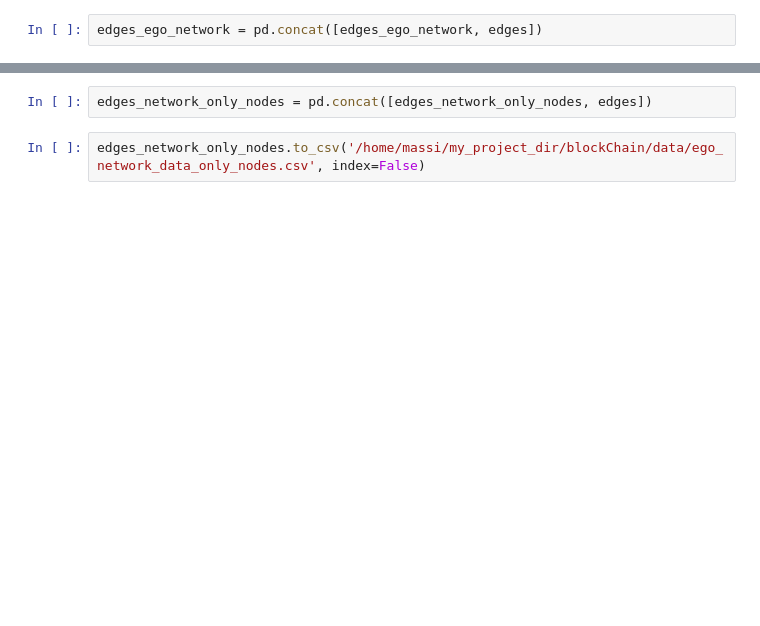
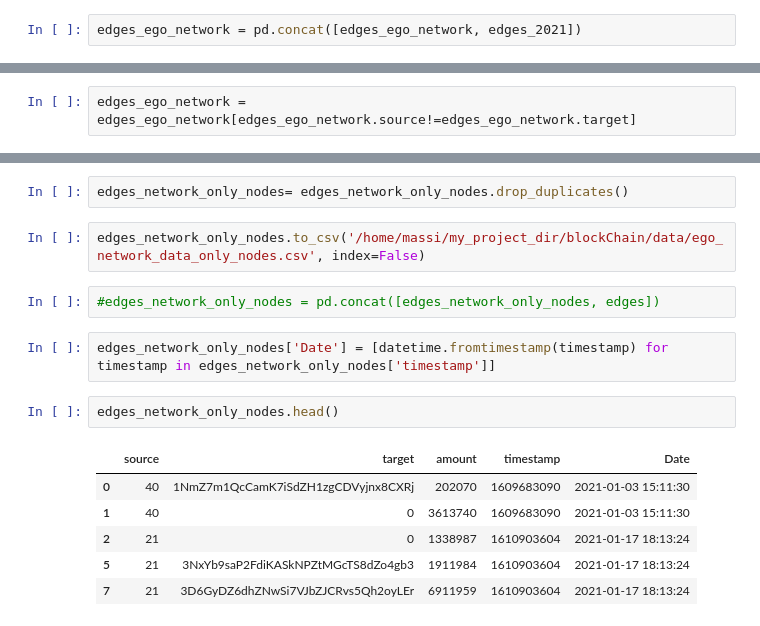
Before and after one commit to massihonda/DataForensic, a Jupyter notebook: crawler_with_heuristic/FinalBlockChain.ipynb, the cells around one changed output, grey strips where cells are left out. Cells and saved outputs as stored; diff of their text form; blank space fills up the shorter version.

```diff
--- a/crawler_with_heuristic/FinalBlockChain.ipynb
+++ b/crawler_with_heuristic/FinalBlockChain.ipynb
@@ -497,4 +481,4 @@ edges.columns = ['source', 'target', 'amount', 'timestamp']
 # %% [markdown]
 #### Merge edges of others with edges of the ego
 # %%
-edges_ego_network = pd.concat([edges_ego_network, edges])
+edges_ego_network = pd.concat([edges_ego_network, edges_2021])
@@ -500,0 +487,2 @@ edges_ego_network = pd.concat([edges_ego_network, edges])
+# %%
+edges_ego_network = edges_ego_network[edges_ego_network.source!=edges_ego_network.target]
@@ -509,6 +499,19 @@ len(set(edges_ego_network['source'].tolist() + edges_ego_network['target'].tolis
 # %%
 edges_network_only_nodes = edges_ego_network[edges_ego_network.source.isin(nodes) & edges_ego_network.target.isin(nodes)]
 # %%
-edges_network_only_nodes = pd.concat([edges_network_only_nodes, edges])
+edges_network_only_nodes= edges_network_only_nodes.drop_duplicates()
 # %%
 edges_network_only_nodes.to_csv('/home/massi/my_project_dir/blockChain/data/ego_network_data_only_nodes.csv', index=False)
+# %%
+#edges_network_only_nodes = pd.concat([edges_network_only_nodes, edges])
+# %%
+edges_network_only_nodes['Date'] = [datetime.fromtimestamp(timestamp) for timestamp in edges_network_only_nodes['timestamp']]
+# %%
+edges_network_only_nodes.head()
+# %% [output]
+|  | source | target | amount | timestamp | Date |
+| 0 | 40 | 1NmZ7m1QcCamK7iSdZH1zgCDVyjnx8CXRj | 202070 | 1609683090 | 2021-01-03 15:11:30 |
+| 1 | 40 | 0 | 3613740 | 1609683090 | 2021-01-03 15:11:30 |
+| 2 | 21 | 0 | 1338987 | 1610903604 | 2021-01-17 18:13:24 |
+| 5 | 21 | 3NxYb9saP2FdiKASkNPZtMGcTS8dZo4gb3 | 1911984 | 1610903604 | 2021-01-17 18:13:24 |
+| 7 | 21 | 3D6GyDZ6dhZNwSi7VJbZJCRvs5Qh2oyLEr | 6911959 | 1610903604 | 2021-01-17 18:13:24 |
```
Also changed, not shown: parts of 34 cells of this notebook.
